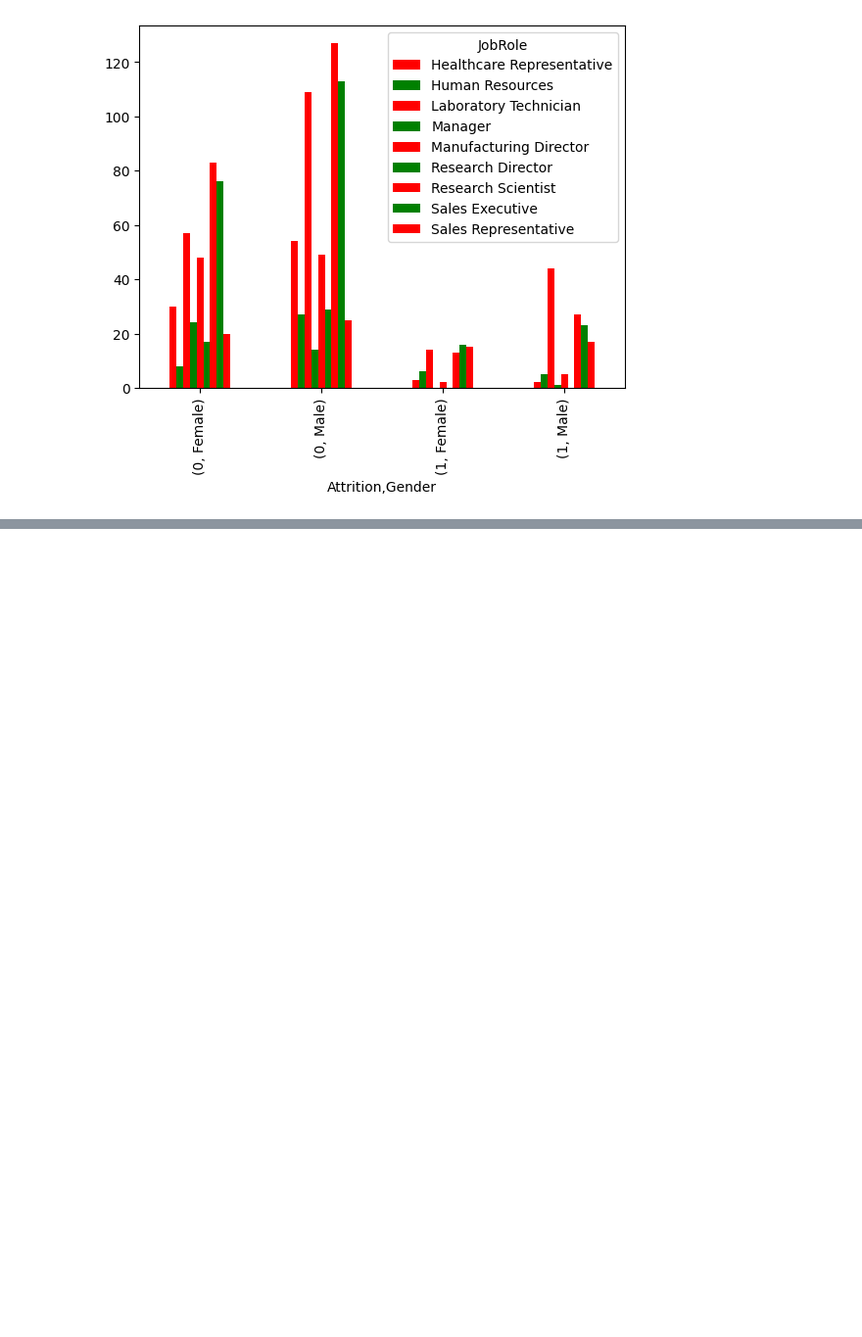
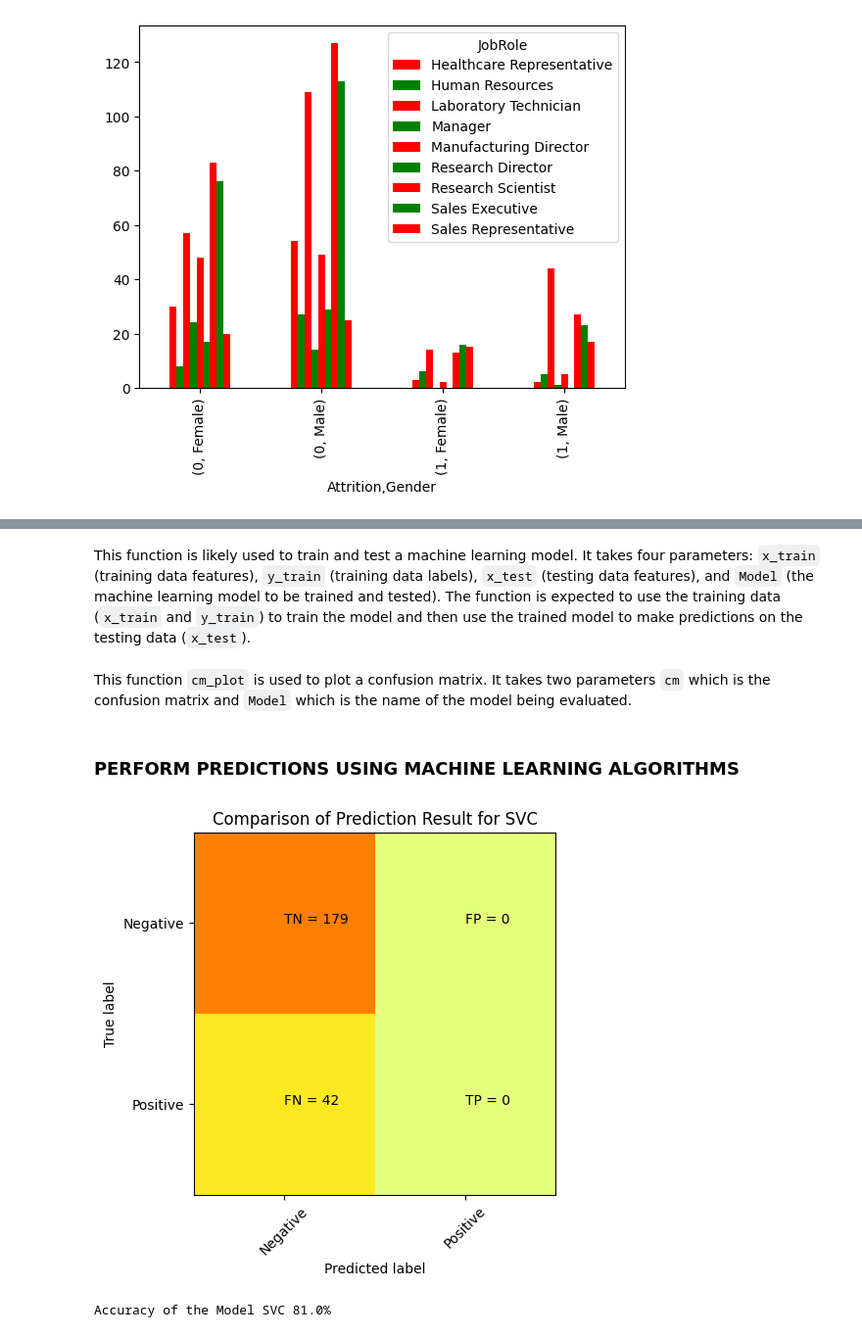
Before and after one commit to ziaulislammughal/NUEXUS-Technologies-AI-Internship-, a Jupyter notebook: EAP.ipynb, the cells around one changed output, grey strips where cells are left out. Shown at 98% size. Cells and saved outputs as stored; diff of their text form; code cells hidden in the pictures; blank space fills up the shorter version.

Commit message:
Create and Evaluate Model with Confusion matric

```diff
--- a/EAP.ipynb
+++ b/EAP.ipynb
@@ -451,0 +508,3 @@ plt.show()
+# %%
+x = df.drop(['Attrition'],axis = 1 )
+y = df['Attrition']
@@ -451,0 +513,6 @@ plt.show()
+# %%
+#Feature scaling is a method used to standardize the range of independent variables or features of data.
+#Since the range of values of raw data varies widely, in some machine learning algorithms, objective functions will not work properly without normalization.
+from sklearn.preprocessing import StandardScaler
+scale = StandardScaler()
+X = scale.fit_transform(X)
@@ -451,0 +521,4 @@ plt.show()
+# %%
+# Split the data into Training set and Testing set
+from sklearn.model_selection import train_test_split
+X_train, X_test, y_train, y_test = train_test_split(X,y,test_size =0.2,random_state=42)
@@ -451,0 +527,21 @@ plt.show()
+# %% [markdown]
+This function is likely used to train and test a machine learning model. It takes four parameters: `x_train` (training data features), `y_train` (training data labels), `x_test` (testing data features), and `Model` (the machine learning model to be trained and tested). The function is expected to use the training data (`x_train` and `y_train`) to train the model and then use the trained model to make predictions on the testing data (`x_test`).
+# %%
+def train_test_ml_model(X_train,y_train,X_test,Model):
+    model.fit(X_train,y_train) #Train the Model
+    y_pred = model.predict(X_test) #Use the Model for prediction
+
+    # Test the Model
+    from sklearn.metrics import confusion_matrix
+    cm = confusion_matrix(y_test,y_pred)
+    accuracy = round(100*np.trace(cm)/np.sum(cm),1)
+        #This line of code calculates the accuracy of the
+    # model by dividing the sum of the diagonal elements
+    # of the confusion matrix by the total number of
+    # samples in the confusion matrix.
+
+    #Plot/Display the results
+    cm_plot(cm,Model)
+    print('Accuracy of the Model' ,Model, str(accuracy)+'%')
+# %% [markdown]
+This function `cm_plot` is used to plot a confusion matrix. It takes two parameters `cm` which is the confusion matrix and `Model` which is the name of the model being evaluated.
@@ -451,0 +565,11 @@ plt.show()
+# %% [markdown]
+### **PERFORM PREDICTIONS USING MACHINE LEARNING ALGORITHMS**
+# %%
+from sklearn.svm import SVC , NuSVC
+Model = "SVC"
+model = SVC()
+
+train_test_ml_model(X_train, y_train, X_test, Model)
+# %% [output]
+[figure, added]
+Accuracy of the Model SVC 81.0%
```
Also changed, not shown: parts of 25 cells of this notebook.
